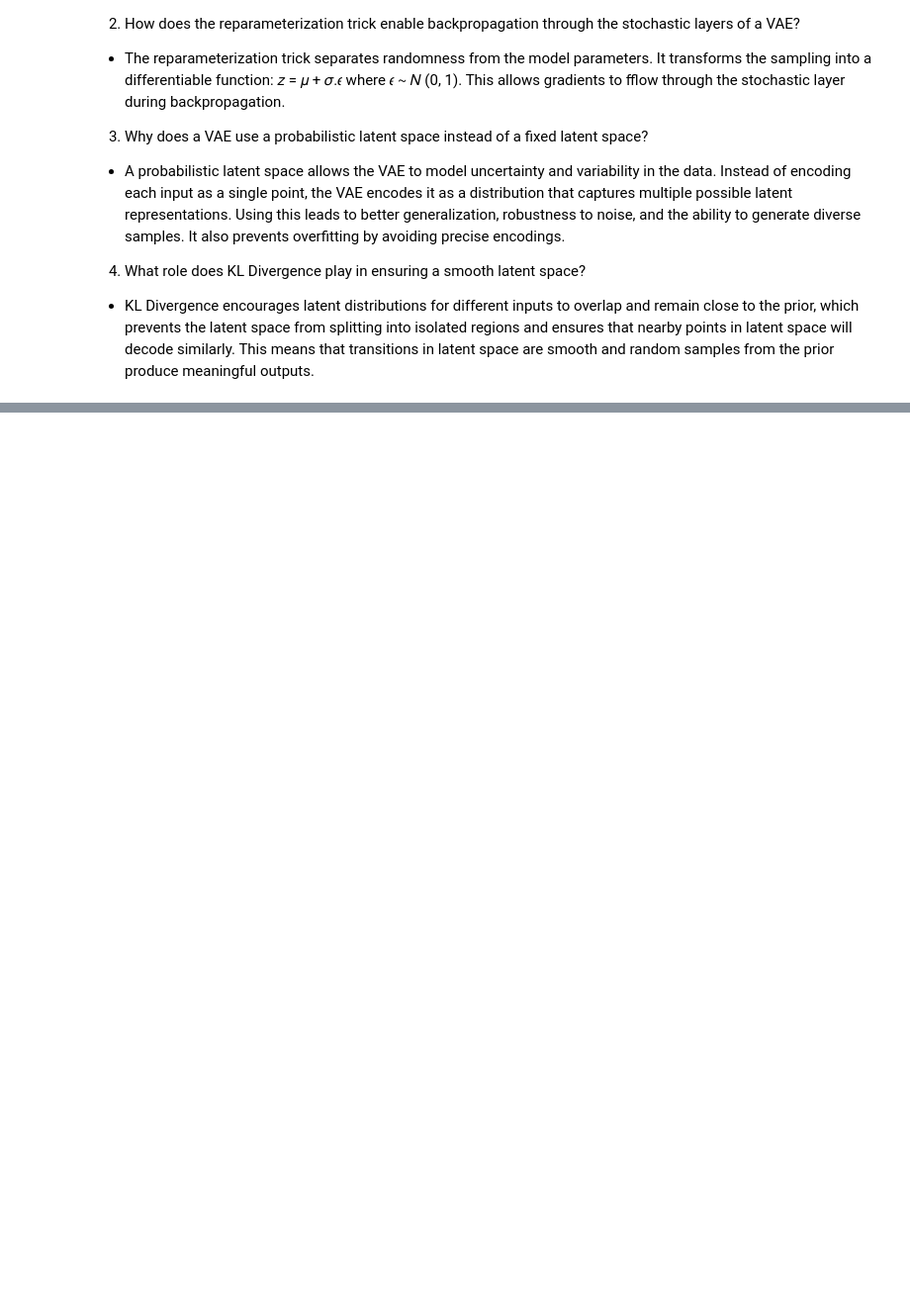
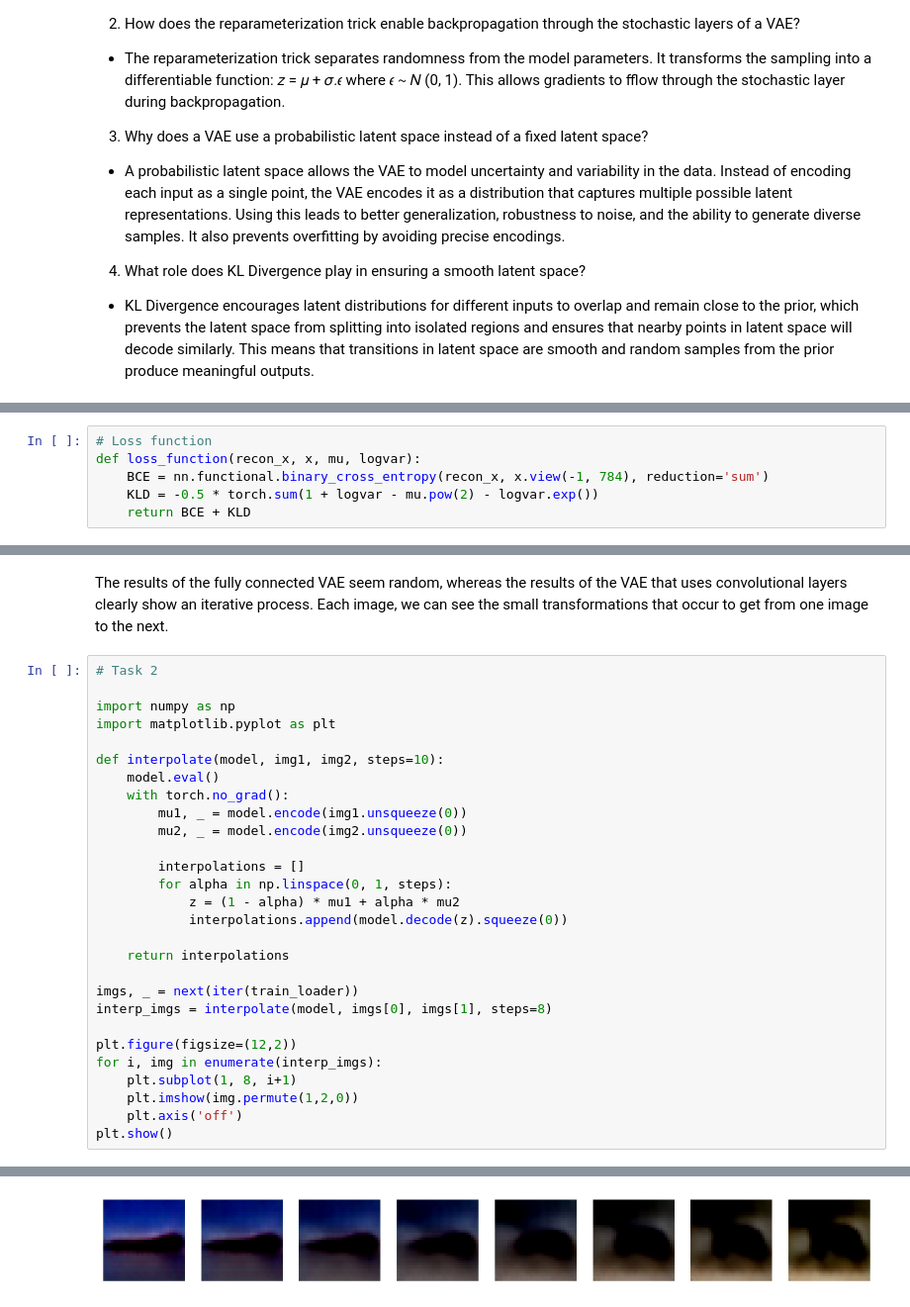
Before and after one commit to brandonyeu/variational-autoencoders, a Jupyter notebook: variational_autoencoders.ipynb, the cells around one changed output, grey strips where cells are left out. Shown at 99% size. Drawn from its saved outputs; the diff is of its cells as text; blank space fills up the shorter version.

Commit message:
Coding Tasks

```diff
--- a/variational_autoencoders.ipynb
+++ b/variational_autoencoders.ipynb
@@ -19,0 +58,6 @@ Variational Autoencoders
+# %%
+# Loss function
+def loss_function(recon_x, x, mu, logvar):
+    BCE = nn.functional.binary_cross_entropy(recon_x, x.view(-1, 784), reduction='sum')
+    KLD = -0.5 * torch.sum(1 + logvar - mu.pow(2) - logvar.exp())
+    return BCE + KLD
@@ -19,0 +225,31 @@ Variational Autoencoders
+# %% [markdown]
+The results of the fully connected VAE seem random, whereas the results of the VAE that uses convolutional layers clearly show an iterative process. Each image, we can see the small transformations that occur to get from one image to the next.
+# %%
+# Task 2
+
+import numpy as np
+import matplotlib.pyplot as plt
+
+def interpolate(model, img1, img2, steps=10):
+    model.eval()
+    with torch.no_grad():
+        mu1, _ = model.encode(img1.unsqueeze(0))
+        mu2, _ = model.encode(img2.unsqueeze(0))
+
+        interpolations = []
+        for alpha in np.linspace(0, 1, steps):
+            z = (1 - alpha) * mu1 + alpha * mu2
+            interpolations.append(model.decode(z).squeeze(0))
+
+    return interpolations
+
+imgs, _ = next(iter(train_loader))
+interp_imgs = interpolate(model, imgs[0], imgs[1], steps=8)
+
+plt.figure(figsize=(12,2))
+for i, img in enumerate(interp_imgs):
+    plt.subplot(1, 8, i+1)
+    plt.imshow(img.permute(1,2,0))
+    plt.axis('off')
+plt.show()
+# %% [output]
@@ -19,0 +264 @@ Variational Autoencoders
+[figure, added]
```
Also changed, not shown: parts of 13 cells of this notebook.
